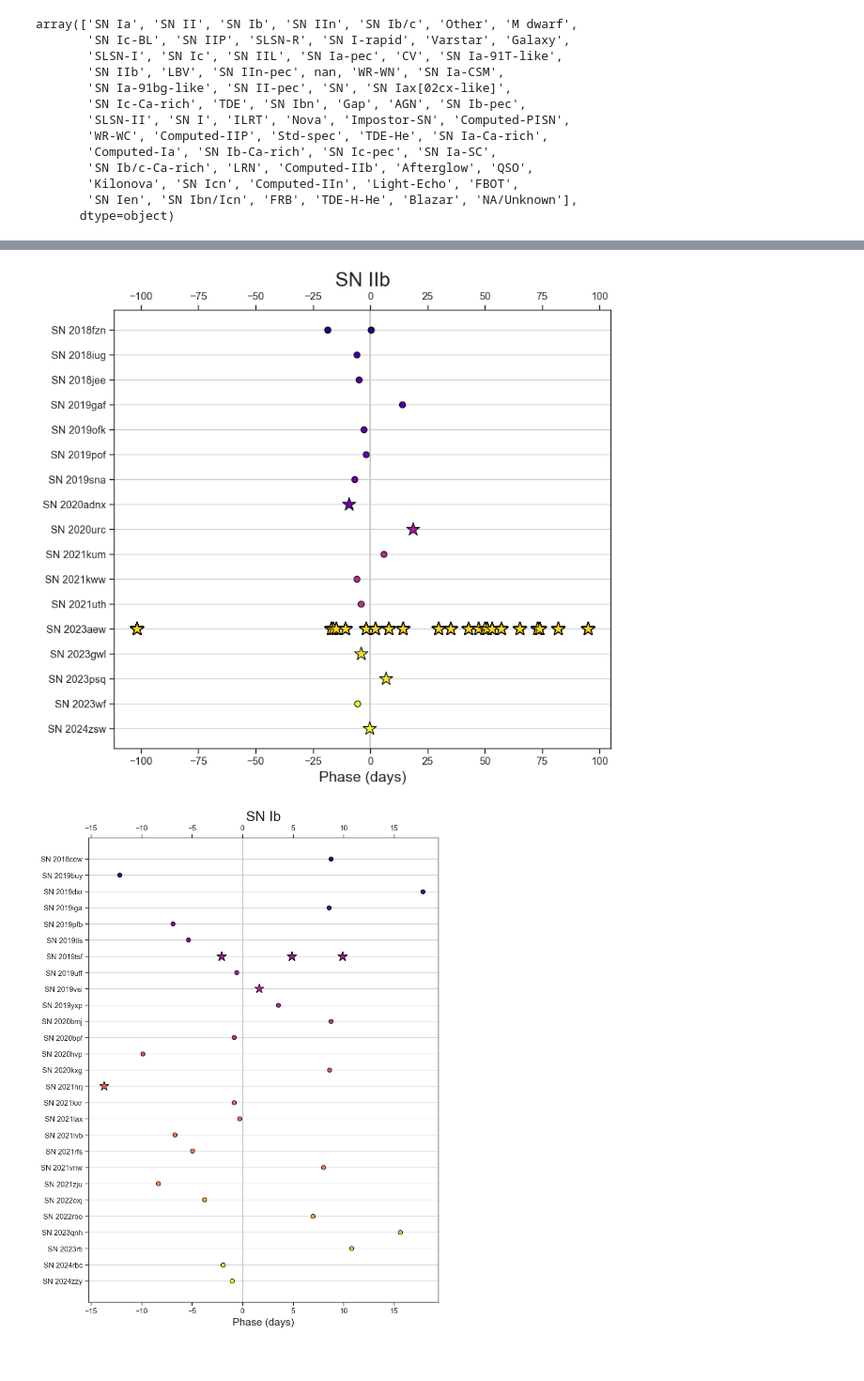
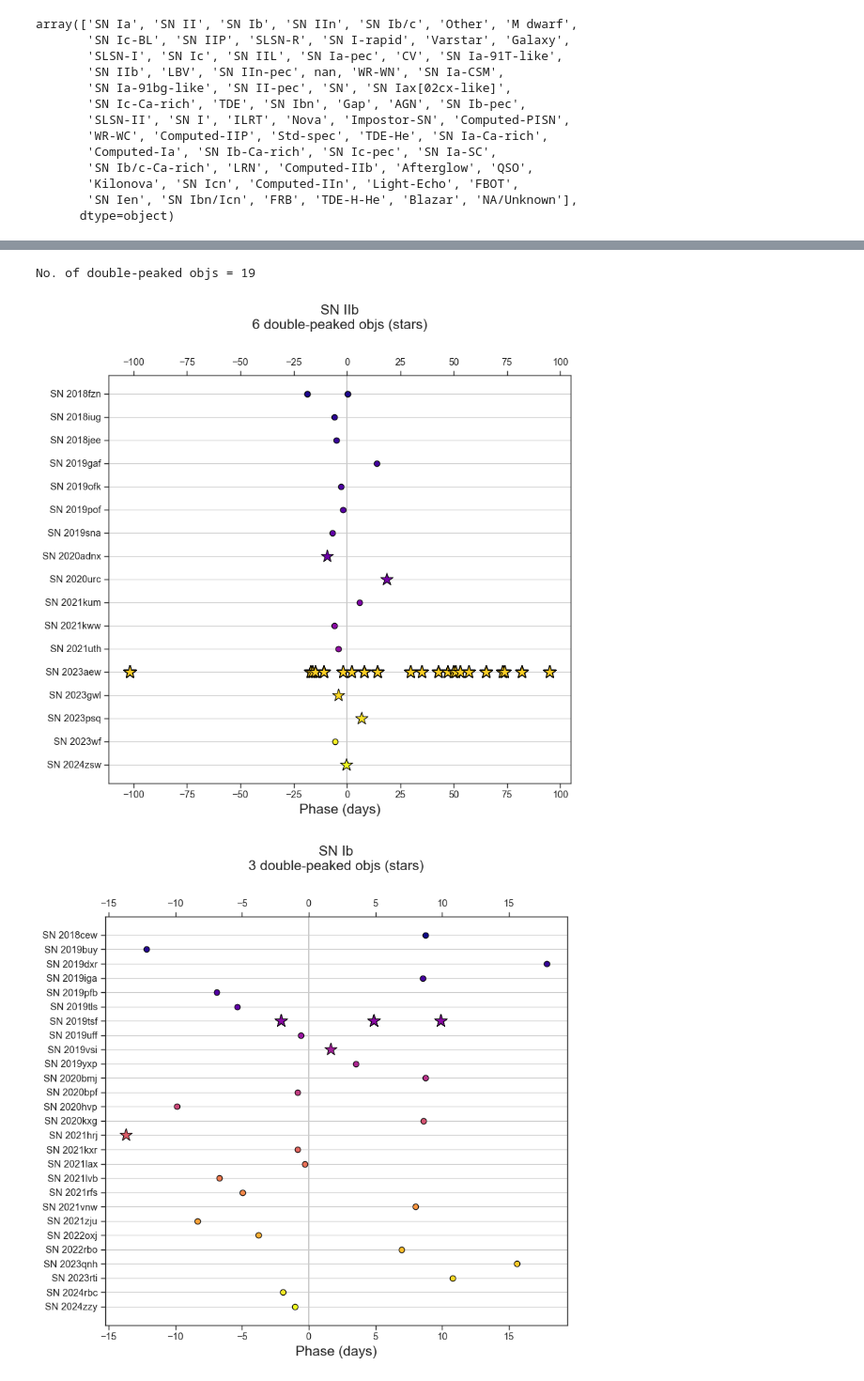
Before and after one commit to aec3675/multi-modal-multi-peaks, a Jupyter notebook: adrian/wiserep_spec_work.ipynb, the cells around one changed output, grey strips where cells are left out. Shown: that part at 94% size. Saved outputs shown, nothing was run; the diff lists cells and outputs as text; code cells hidden in the pictures.

Commit message:
updated spectral phase plots for edge type SESNe + made summary bar charts

```diff
--- a/adrian/wiserep_spec_work.ipynb
+++ b/adrian/wiserep_spec_work.ipynb
@@ -231,3 +187,24 @@ bad_objs = ['SN '+sn for sn in bad_objs]
+# %%
+#one-hot encoding objects who are double-peaked (0=single, 1=double)
+mp_spec_df['double-peaked'] = [0]*len(mp_spec_df)
+mp_spec_df.loc[mp_spec_df['IAU name'].isin(peak2_objs), 'double-peaked'] = 1
+# %%
+print('No. of double-peaked objs =', len(mp_spec_df.loc[mp_spec_df['double-peaked']==1, 'IAU name'].unique()))
+# %% [output]
+No. of double-peaked objs = 19
+# %%
+#dropping bad objs
+mp_spec_df = mp_spec_df.loc[~(mp_spec_df['IAU name'].isin(bad_objs))].reset_index(drop=True)
+# %%
+#dropping SLSN-I/II, IIn objs which have 'nan' 'Obj. Types' from df
+mp_spec_df = mp_spec_df.loc[~(mp_spec_df['Obj. Type'].isna())].reset_index(drop=True)
+# %%
+#checking to see if any objs have appear with mulitple different types
+uniq_names = mp_spec_df['IAU name'].unique()
+
+for sn in uniq_names:
+    if len (mp_spec_df.loc[mp_spec_df['IAU name']==sn, 'Obj. Type'].unique())>1:
+        print("WARNING: obj appears with multiple typings")
 # %%
 #defining specific type filters for the subselected df
 iib = (mp_spec_df['Obj. Type']=='SN IIb')
@@ -248,7 +225,8 @@ types_flags = [iib, ib, ic, ibc, ibncn, carich, icpec, fbot]
 for i,types in enumerate(types_flags):
     # print(types_str[i], len(mp_spec_df.loc[types, 'IAU name'].unique()))
     # continue
-
+    if len(mp_spec_df.loc[types, 'IAU name'].unique())<5:
+        ylen = 2
     if len(mp_spec_df.loc[types, 'IAU name'].unique())<10:
         ylen = 3
     elif len(mp_spec_df.loc[types, 'IAU name'].unique())<30:
@@ -261,42 +239,39 @@ for i,types in enumerate(types_flags):
     fig = plt.figure(figsize=(9,ylen))
     ax1 = fig.add_subplot(111)
 
     sn_names = mp_spec_df.loc[types, 'IAU name'].tolist()
     viridis = cm.get_cmap('plasma', len(sn_names))
     test = [mpl.colors.to_hex(viridis.colors[i]) for i in range(len(sn_names))]
     # colors = [cm.to_hex(plt.cm.jet(i)) for i in range(len(sn_names))]
     sn_colors = dict(zip(sn_names,test))
 
+    peak2objs = (mp_spec_df['double-peaked']==1)
+
     for j,sn in enumerate(sn_names):
         # print(sn)
-        if sn in peak2_objs:
-            ax1.scatter(mp_spec_df.loc[types&(mp_spec_df['IAU name']==sn), 'Phase (days)'],
-                        mp_spec_df.loc[types&(mp_spec_df['IAU name']==sn), 'IAU name'],
+        ax1.scatter(mp_spec_df.loc[types&(mp_spec_df['IAU name']==sn)&peak2objs, 'Phase (days)'],
+                        mp_spec_df.loc[types&(mp_spec_df['IAU name']==sn)&peak2objs, 'IAU name'],
                         marker='*', s=200, edgecolor='black', facecolor=sn_colors.get(sn,'k'))
-        elif sn in bad_objs:
-            continue
-        else:
-            ax1.scatter(mp_spec_df.loc[types&(mp_spec_df['IAU name']==sn), 'Phase (days)'],
-                        mp_spec_df.loc[types&(mp_spec_df['IAU name']==sn), 'IAU name'],
+        ax1.scatter(mp_spec_df.loc[types&(mp_spec_df['IAU name']==sn)&~peak2objs, 'Phase (days)'],
+                        mp_spec_df.loc[types&(mp_spec_df['IAU name']==sn)&~peak2objs, 'IAU name'],
                         marker='.', s=150, edgecolor='black', facecolor=sn_colors.get(sn,'k'))
     ax1.axvline(0, color='gray', zorder=0, alpha=0.5)
 
     ax1.set_xlabel('Phase (days)', fontsize=15)
 
     # ax2 = ax1.twiny()
     # ax2.scatter(mp_spec_df.loc[types, 'Phase (days)'], mp_spec_df.loc[types, 'IAU name'], marker='.', s=150)
     # ax2.set_xlabel('MJD fontsize=15)
 
     plt.gca().invert_yaxis()
     plt.gca().xaxis.grid(False)
     plt.gca().yaxis.grid(True)
 
     ax1.tick_params(top=True, labeltop=True, bottom=True, labelbottom=True)
 
-    plt.title(f'{types_str[i]}', fontsize=20)
-    # plt.show()
+    plt.title(f'{types_str[i]}\n{len(mp_spec_df.loc[types&peak2objs, 'IAU name'].unique())} double-peaked objs (stars)', fontsize=15, y=1.1)
 
     plt.savefig(f'./figures/phase_of_spec_for_{types_str[i]}_mp_denoted.png', bbox_inches='tight', dpi=300)
 # %% [output]
-[figure, old version]
+[figure, new version]
-[figure, old version]
+[figure, new version]
```
Also changed, not shown: parts of 12 cells of this notebook.
